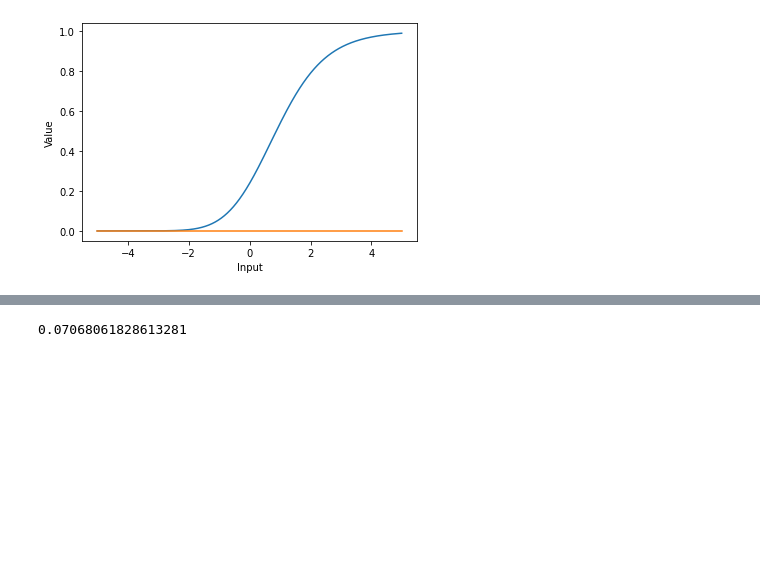
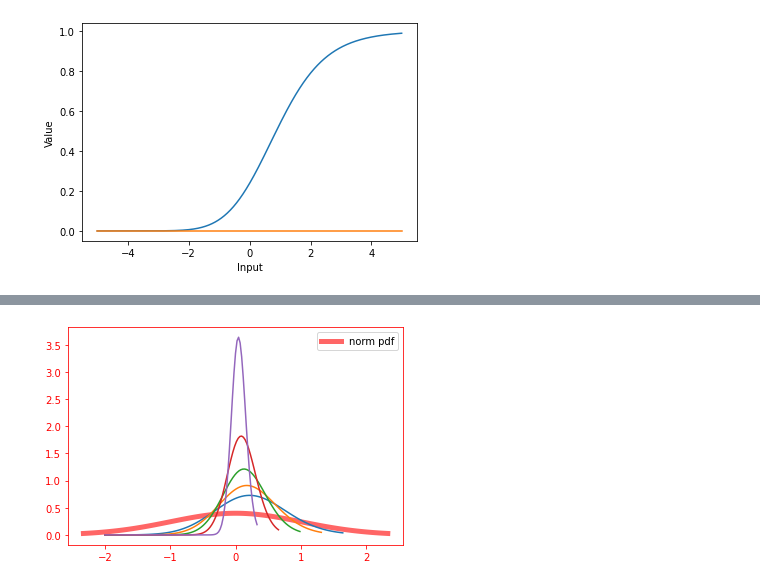
Before and after one commit to seblee97/student_teacher_catastrophic, a Jupyter notebook: cata/data_modules/custom_datasets/Convolution_test.ipynb, the cells around one changed output, grey strips where cells are left out. Drawn from its saved outputs; the diff is of its cells as text; code cells hidden in the pictures; blank space fills up the shorter version.

```diff
--- a/cata/data_modules/custom_datasets/Convolution_test.ipynb
+++ b/cata/data_modules/custom_datasets/Convolution_test.ipynb
@@ -223,16 +244,23 @@ No handles with labels found to put in legend.
-# %%
-from scipy.stats import exponnorm
-import time
-
-start = time.time()
-rv = exponnorm(0.5)
-y = 1000
-z = 500
-x = [rv.rvs(size=y) for i in range(z)]
-
-x = torch.FloatTensor(np.array(x))
-x = x.apply_(lambda z: z*10)
-end = time.time()
-print(end-start)
-# %% [output]
-0.07068061828613281
+# %%
+#TEST FOR SHIFTING STD
+k = 5*[0.5] #np.linspace(2.5,0,5, endpoint=False)
+mean = 5*[0] #np.linspace(-3,3,5)
+std = np.linspace(0.5, 0, 5, endpoint = False)
+x = [np.linspace(exponnorm.ppf(0.01,i,loc = j, scale = 1), exponnorm.ppf(0.99, i, loc = j, scale = z), 100) for i,j,z in zip(k, mean, std)]
+y = [exponnorm(i, loc = j, scale = z).rvs(size=1000) for i,j,z in  zip(k,mean, std)]
+fig, ax = plt.subplots(1, 1)
+test_x = np.linspace(norm.ppf(0.01), norm.ppf(0.99), 100)
+ax.plot(test_x, norm.pdf(test_x),'r-', lw=5, alpha=0.6, label='norm pdf')
+for _ in range(len(y)):
+    plt.plot(x[_], exponnorm.pdf(x[_],k[_], loc = mean[_], scale =std[_] ))
+
+ax.spines['bottom'].set_color('red')
+ax.spines['top'].set_color('red')
+ax.spines['right'].set_color('red')
+ax.spines['left'].set_color('red')
+ax.tick_params(axis='x', colors='red', which = 'both')
+ax.tick_params(axis='y', colors='red', which = 'both')
+plt.legend()
+plt.show()
+# %% [output]
+[figure, added]
```
Also changed, not shown: parts of 8 cells of this notebook, 2 other files.
